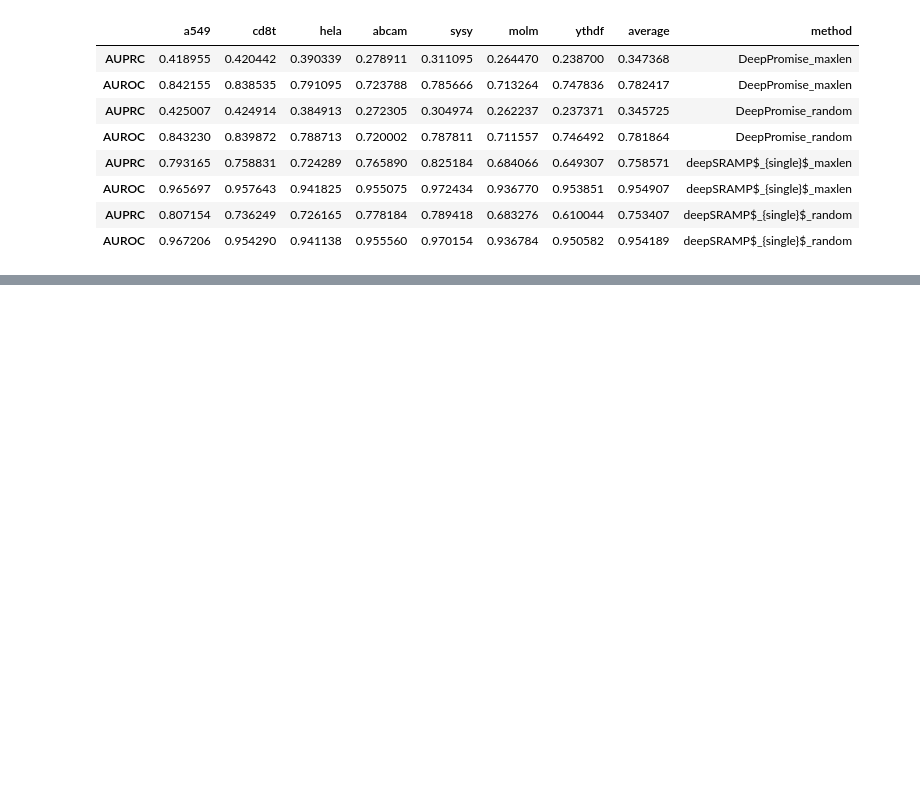
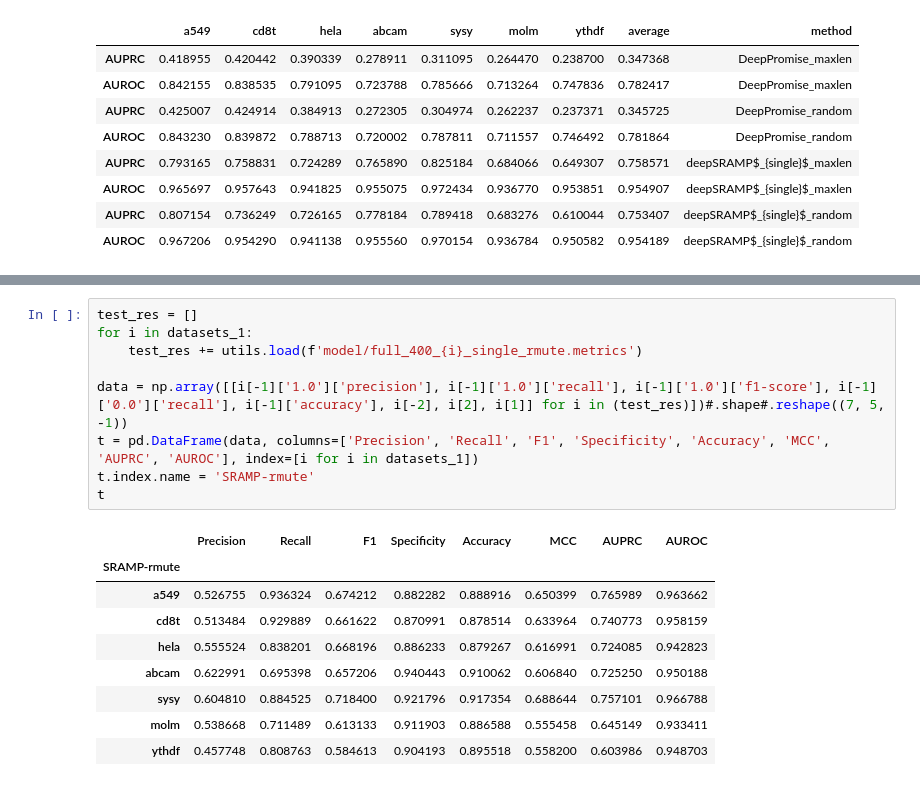
Before and after one commit to zhfanrui/deepSRAMP, a Jupyter notebook: fig2.ipynb, the cells around one changed output, grey strips where cells are left out. Drawn from its saved outputs; the diff is of its cells as text; blank space fills up the shorter version.

```diff
--- a/fig2.ipynb
+++ b/fig2.ipynb
@@ -590,0 +574,19 @@ ts
+# %%
+test_res = []
+for i in datasets_1:
+    test_res += utils.load(f'model/full_400_{i}_single_rmute.metrics')
+
+data = np.array([[i[-1]['1.0']['precision'], i[-1]['1.0']['recall'], i[-1]['1.0']['f1-score'], i[-1]['0.0']['recall'], i[-1]['accuracy'], i[-2], i[2], i[1]] for i in (test_res)])#.shape#.reshape((7, 5, -1))
+t = pd.DataFrame(data, columns=['Precision', 'Recall', 'F1', 'Specificity', 'Accuracy', 'MCC', 'AUPRC', 'AUROC'], index=[i for i in datasets_1])
+t.index.name = 'SRAMP-rmute'
+t
+# %% [output]
+|  | Precision | Recall | F1 | Specificity | Accuracy | MCC | AUPRC | AUROC |
+| SRAMP-rmute |  |  |  |  |  |  |  |  |
+| a549 | 0.526755 | 0.936324 | 0.674212 | 0.882282 | 0.888916 | 0.650399 | 0.765989 | 0.963662 |
+| cd8t | 0.513484 | 0.929889 | 0.661622 | 0.870991 | 0.878514 | 0.633964 | 0.740773 | 0.958159 |
+| hela | 0.555524 | 0.838201 | 0.668196 | 0.886233 | 0.879267 | 0.616991 | 0.724085 | 0.942823 |
+| abcam | 0.622991 | 0.695398 | 0.657206 | 0.940443 | 0.910062 | 0.606840 | 0.725250 | 0.950188 |
+| sysy | 0.604810 | 0.884525 | 0.718400 | 0.921796 | 0.917354 | 0.688644 | 0.757101 | 0.966788 |
+| molm | 0.538668 | 0.711489 | 0.613133 | 0.911903 | 0.886588 | 0.555458 | 0.645149 | 0.933411 |
+| ythdf | 0.457748 | 0.808763 | 0.584613 | 0.904193 | 0.895518 | 0.558200 | 0.603986 | 0.948703 |
```
Also changed, not shown: parts of 9 cells of this notebook, 4 other files.
